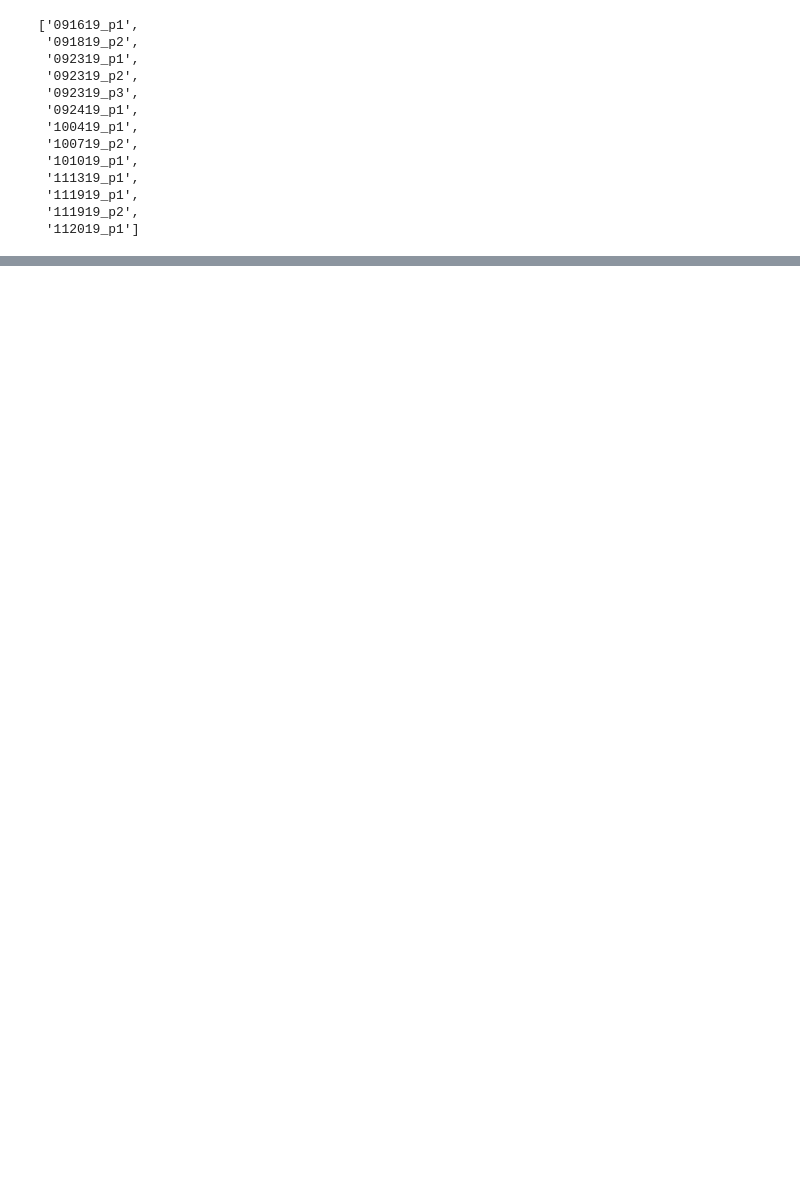
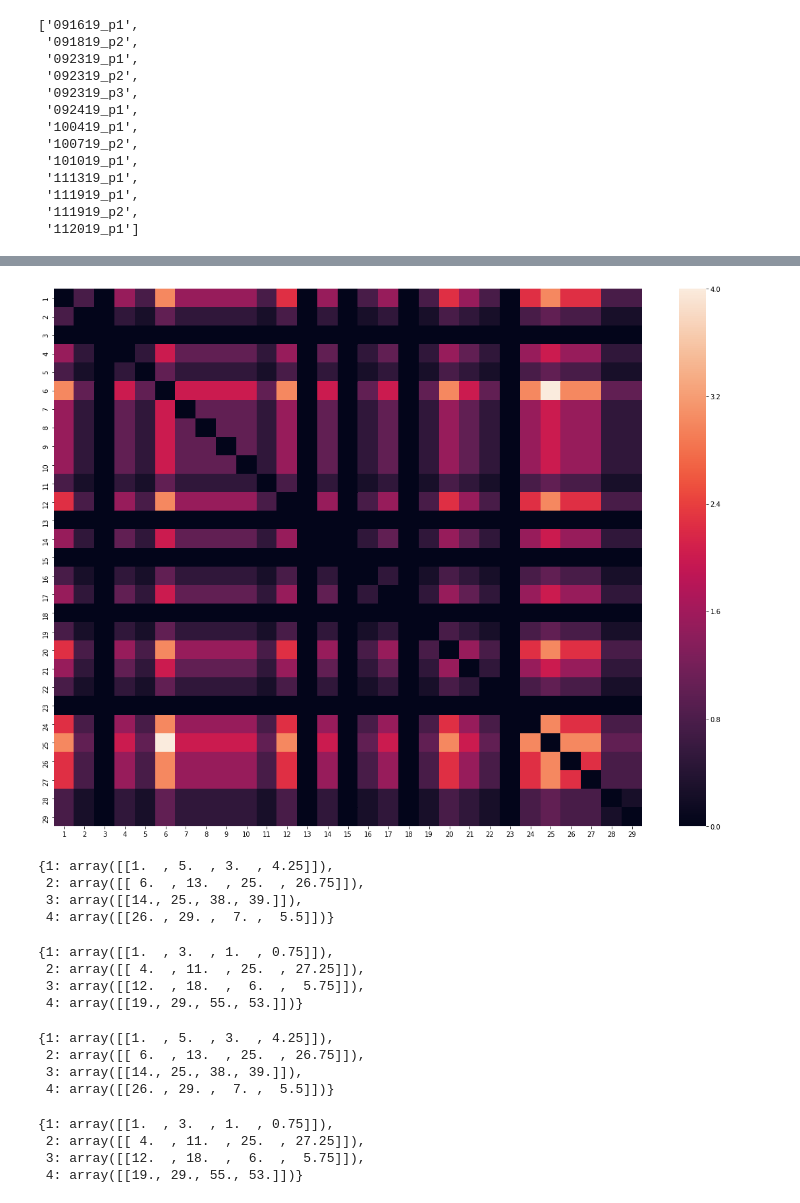
Before and after one commit to reblando/data_analysis_ebs, a Jupyter notebook: analysis of free recall scored - story 43.ipynb, the cells around one changed output, grey strips where cells are left out. Saved outputs shown, nothing was run; the diff lists cells and outputs as text; code cells hidden in the pictures; blank space fills up the shorter version.

```diff
--- a/analysis of free recall scored - story 43.ipynb
+++ b/analysis of free recall scored - story 43.ipynb
@@ -271,0 +227,15 @@ story_boundaries['43'][,1]
+# %%
+#Part 4.2 Make the null dependency matrix for social primed responses
+soc_null_dep_matrix = np.zeros((sents, sents))
+for i in range(sents):
+    for j in range(i+1, sents):
+        soc_null_dep_matrix[i,j] = soc_dep_matrix[i,i] * soc_dep_matrix[j,j]/n_social
+soc_null_dep_matrix = soc_null_dep_matrix + soc_null_dep_matrix.T
+
+#convert to pd to correctly label axes
+df_soc_null_dep_matrix = pd.DataFrame(data=soc_null_dep_matrix, index=index, columns= index)
+plt.subplots(figsize=(20,15))
+heatmap = sb.heatmap(df_soc_null_dep_matrix)
+plt.show()
+# %% [output]
+[figure, added]
@@ -271,0 +284,10 @@ story_boundaries['43'][,1]
+# %%
+df_soc_dep_matrix.to_excel("soc_dep_matrix.xlsx")
+df_soc_null_dep_matrix.to_excel("soc_null_dep_matrix.xlsx")
+
+SP_soc_event
+# %% [output]
+{1: array([[1.  , 5.  , 3.  , 4.25]]),
+ 2: array([[ 6.  , 13.  , 25.  , 26.75]]),
+ 3: array([[14., 25., 38., 39.]]),
+ 4: array([[26. , 29. ,  7. ,  5.5]])}
@@ -271,0 +318,7 @@ story_boundaries['43'][,1]
+# %%
+SP_loc_event
+# %% [output]
+{1: array([[1.  , 3.  , 1.  , 0.75]]),
+ 2: array([[ 4.  , 11.  , 25.  , 27.25]]),
+ 3: array([[12.  , 18.  ,  6.  ,  5.75]]),
+ 4: array([[19., 29., 55., 53.]])}
@@ -271,0 +344,14 @@ story_boundaries['43'][,1]
+# %%
+SP_soc_event
+# %% [output]
+{1: array([[1.  , 5.  , 3.  , 4.25]]),
+ 2: array([[ 6.  , 13.  , 25.  , 26.75]]),
+ 3: array([[14., 25., 38., 39.]]),
+ 4: array([[26. , 29. ,  7. ,  5.5]])}
+# %%
+SP_loc_event
+# %% [output]
+{1: array([[1.  , 3.  , 1.  , 0.75]]),
+ 2: array([[ 4.  , 11.  , 25.  , 27.25]]),
+ 3: array([[12.  , 18.  ,  6.  ,  5.75]]),
+ 4: array([[19., 29., 55., 53.]])}
```
Also changed, not shown: parts of 37 cells of this notebook, 6 other files.
